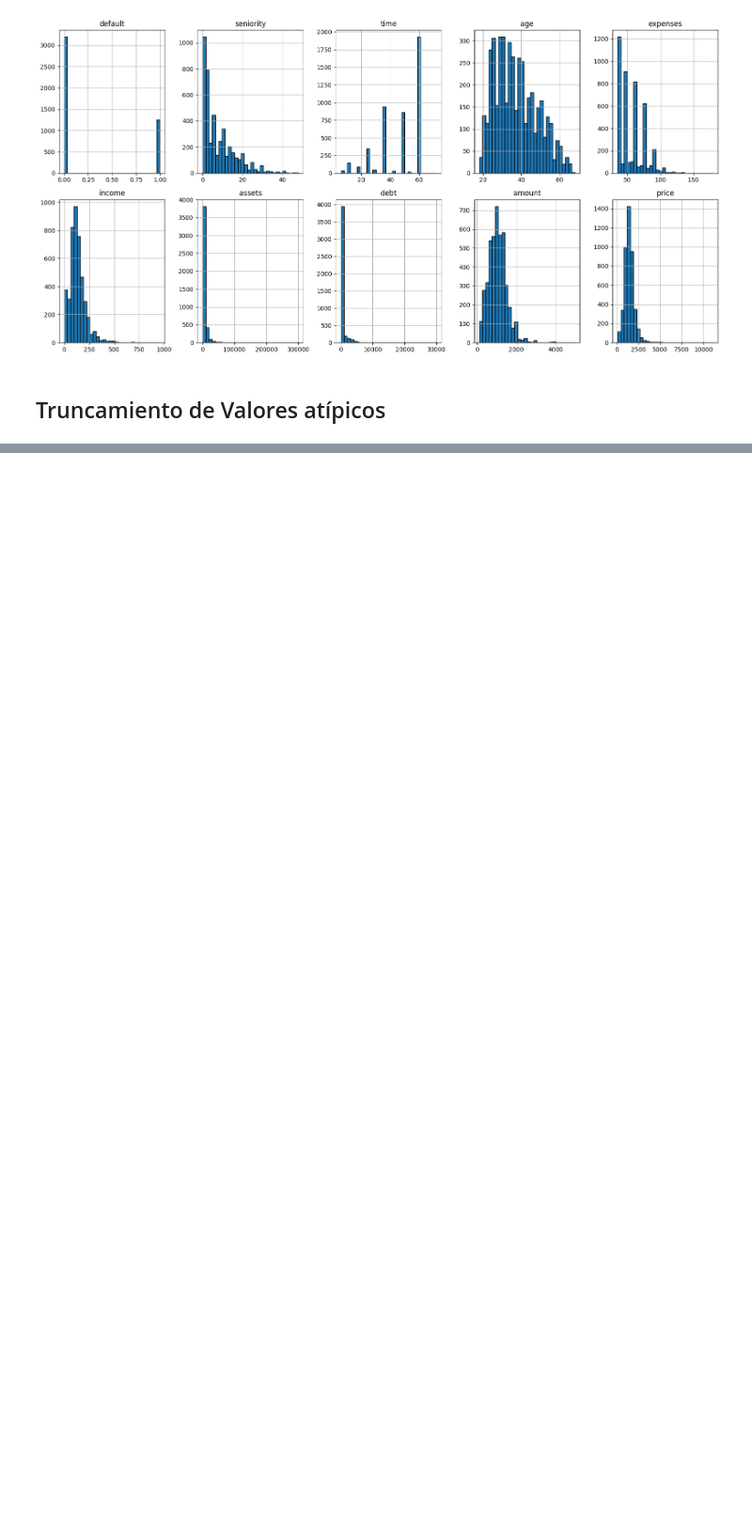
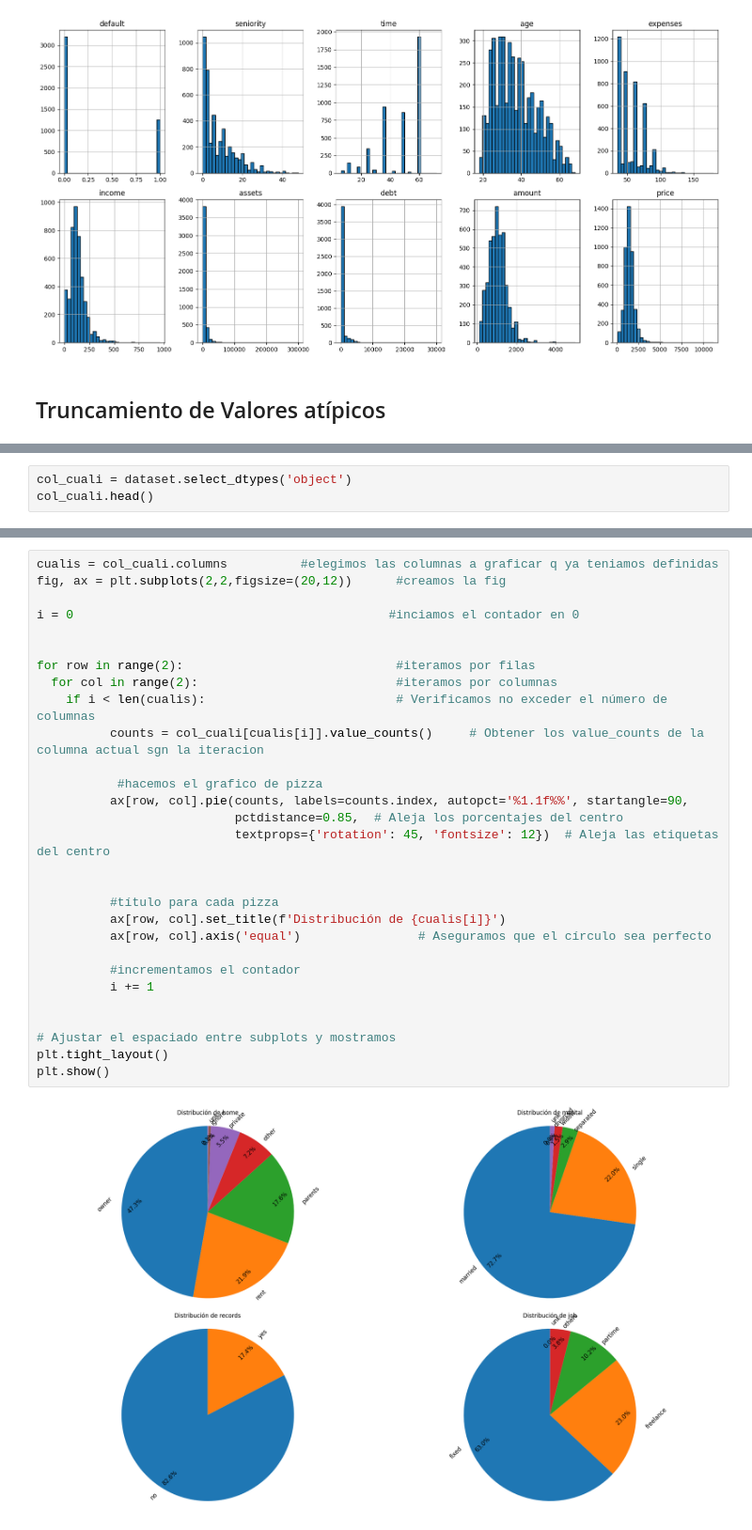
Before and after one commit to AnndyLibeMoore/Catalogo, a Jupyter notebook: DS_Credit_Scoring.ipynb, the cells around one changed output, grey strips where cells are left out. Shown at 94% size. Saved outputs shown, nothing was run; the diff lists cells and outputs as text; blank space fills up the shorter version.

```diff
--- a/DS_Credit_Scoring.ipynb
+++ b/DS_Credit_Scoring.ipynb
@@ -499,0 +533,3 @@ Index(['default', 'seniority', 'time', 'age', 'expenses', 'income', 'assets',
+# %%
+col_cuali = dataset.select_dtypes('object')
+col_cuali.head()
@@ -499,0 +543,31 @@ Index(['default', 'seniority', 'time', 'age', 'expenses', 'income', 'assets',
+# %%
+cualis = col_cuali.columns          #elegimos las columnas a graficar q ya teniamos definidas
+fig, ax = plt.subplots(2,2,figsize=(20,12))      #creamos la fig
+
+i = 0                                           #inciamos el contador en 0
+
+
+for row in range(2):                             #iteramos por filas
+  for col in range(2):                           #iteramos por columnas
+    if i < len(cualis):                          # Verificamos no exceder el número de columnas
+          counts = col_cuali[cualis[i]].value_counts()     # Obtener los value_counts de la columna actual sgn la iteracion
+
+           #hacemos el grafico de pizza
+          ax[row, col].pie(counts, labels=counts.index, autopct='%1.1f%%', startangle=90,
+                           pctdistance=0.85,  # Aleja los porcentajes del centro
+                           textprops={'rotation': 45, 'fontsize': 12})  # Aleja las etiquetas del centro
+
+
+          #título para cada pizza
+          ax[row, col].set_title(f'Distribución de {cualis[i]}')
+          ax[row, col].axis('equal')                # Aseguramos que el círculo sea perfecto
+
+          #incrementamos el contador
+          i += 1
+
+
+# Ajustar el espaciado entre subplots y mostramos
+plt.tight_layout()
+plt.show()
+# %% [output]
+[figure, added]
```
Also changed, not shown: parts of 118 cells of this notebook.
